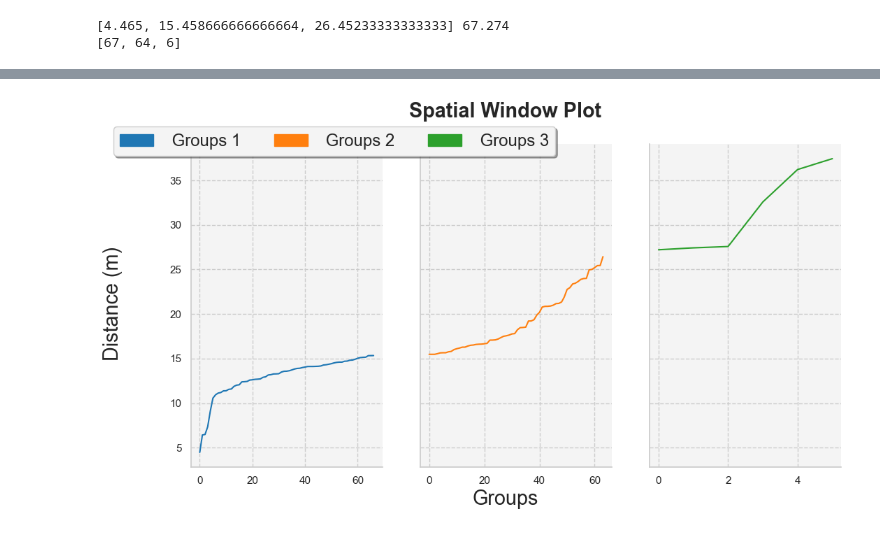
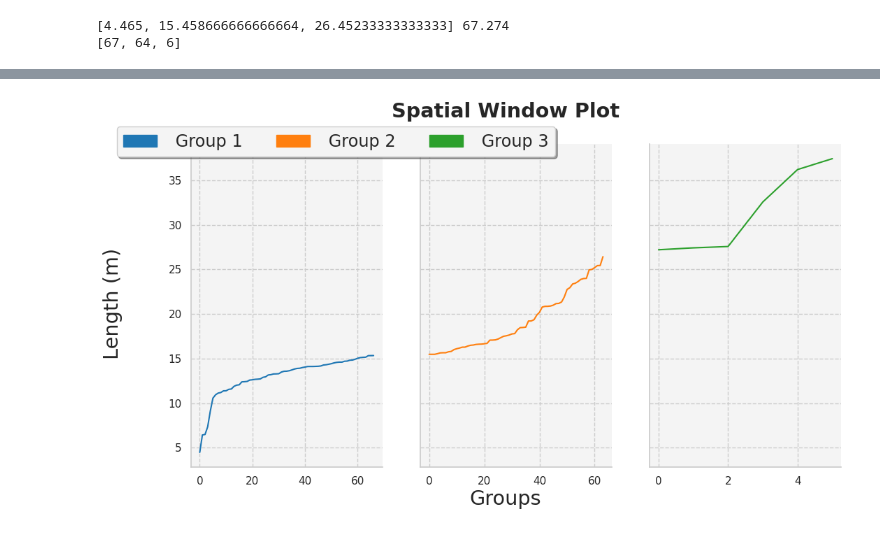
Before and after one commit to CamiloHMS/london_routing, a Jupyter notebook: responses_plot.ipynb, the cells around one changed output, grey strips where cells are left out. Saved outputs shown, nothing was run; the diff lists cells and outputs as text; code cells hidden in the pictures.

```diff
--- a/responses_plot.ipynb
+++ b/responses_plot.ipynb
@@ -200,36 +200,36 @@ ax2.plot(range(len(values3)), values3,color="tab:green",label='group 3',linestyl
 #ax1.set_xlabel("Window 2",fontsize="xx-large")
 #ax2.set_xlabel("Window 3",fontsize="xx-large")
 
 #ax0.set_xticks([])
 #ax1.set_xticks([])
 #ax2.set_xticks([])
 
-leg_g1 = mpatches.Patch(color="tab:blue",label=" Groups 1")
-leg_g2 = mpatches.Patch(color="tab:orange",label=" Groups 2")
-leg_g3 = mpatches.Patch(color="tab:green",label=" Groups 3")
+leg_g1 = mpatches.Patch(color="tab:blue",label=" Group 1")
+leg_g2 = mpatches.Patch(color="tab:orange",label=" Group 2")
+leg_g3 = mpatches.Patch(color="tab:green",label=" Group 3")
 
 plt.legend(loc="upper right",
            bbox_to_anchor=(-0.45,1.08),
            ncol=3,
            fancybox=True,
            shadow=True,
            fontsize="x-large",
            handles = [leg_g1,leg_g2,leg_g3])
 
 
 #ax0.set_title('Window 1')
 #ax1.set_title('Window 2')
 #ax2.set_title('Window 3')
 
 #ax0.set_xticklabels([])
 
 fig.suptitle('Spatial Window Plot',fontsize="xx-large",fontweight="bold")
 fig.supxlabel("Groups",fontsize="xx-large")
-fig.supylabel("Distance (m)",fontsize="xx-large")
+fig.supylabel("Length (m)",fontsize="xx-large")
 
 sns.set_style("whitegrid", {'grid.linestyle': '--','axes.facecolor': '#F4F4F4'})
-
+plt.savefig('results/groups.pdf',bbox_inches="tight")
 sns.despine(top=True,left=False)
 plt.show()
 # %% [output]
-[figure, old version]
+[figure, new version]
```
Also changed, not shown: parts of 2 cells of this notebook, 28 other files.
